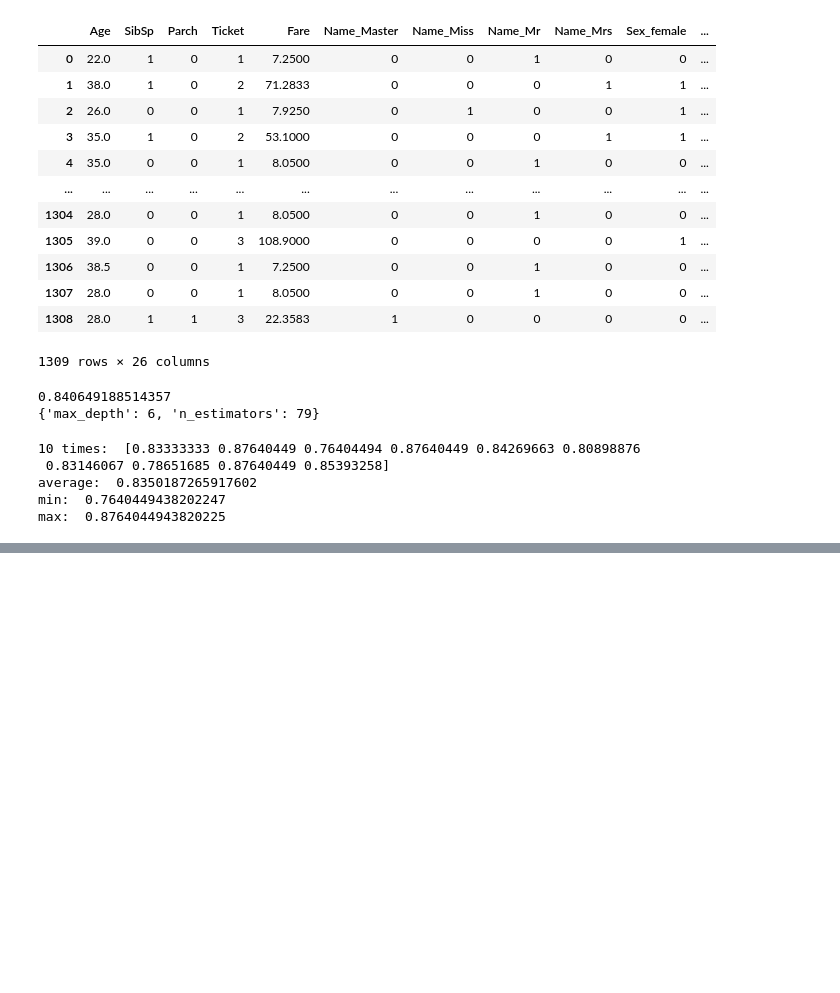
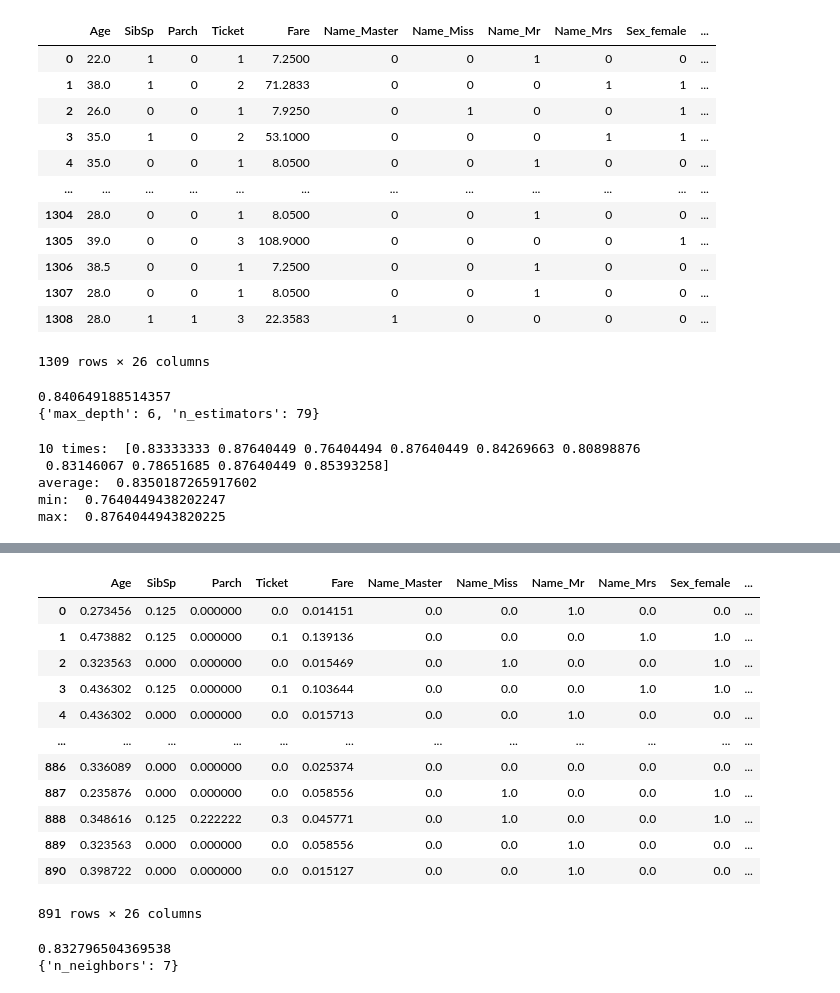
Before and after one commit to HJ-Kurt-Su/ml-train, a Jupyter notebook: titanic.ipynb, the cells around one changed output, grey strips where cells are left out. Drawn from its saved outputs; the diff is of its cells as text; code cells hidden in the pictures; blank space fills up the shorter version.

```diff
--- a/titanic.ipynb
+++ b/titanic.ipynb
@@ -238,3 +252,25 @@ scaler = MinMaxScaler()
+# %%
+from sklearn.preprocessing import MinMaxScaler
+scaler = MinMaxScaler()
+datas_scale = scaler.fit_transform(datas)
+datas_scale = pd.DataFrame(datas_scale, columns=datas.columns)
+x_train_scale = datas_scale.iloc[:len(train_df)]
+x_test_scale = datas_scale.iloc[len(train_df):]
+x_train_scale
+# %% [output]
+|  | Age | SibSp | Parch | Ticket | Fare | Name_Master | Name_Miss | Name_Mr | Name_Mrs | Sex_female | ... |
+| 0 | 0.273456 | 0.125 | 0.000000 | 0.0 | 0.014151 | 0.0 | 0.0 | 1.0 | 0.0 | 0.0 | ... |
+| 1 | 0.473882 | 0.125 | 0.000000 | 0.1 | 0.139136 | 0.0 | 0.0 | 0.0 | 1.0 | 1.0 | ... |
+| 2 | 0.323563 | 0.000 | 0.000000 | 0.0 | 0.015469 | 0.0 | 1.0 | 0.0 | 0.0 | 1.0 | ... |
+| 3 | 0.436302 | 0.125 | 0.000000 | 0.1 | 0.103644 | 0.0 | 0.0 | 0.0 | 1.0 | 1.0 | ... |
+| 4 | 0.436302 | 0.000 | 0.000000 | 0.0 | 0.015713 | 0.0 | 0.0 | 1.0 | 0.0 | 0.0 | ... |
+| ... | ... | ... | ... | ... | ... | ... | ... | ... | ... | ... | ... |
+| 886 | 0.336089 | 0.000 | 0.000000 | 0.0 | 0.025374 | 0.0 | 0.0 | 0.0 | 0.0 | 0.0 | ... |
+| 887 | 0.235876 | 0.000 | 0.000000 | 0.0 | 0.058556 | 0.0 | 1.0 | 0.0 | 0.0 | 1.0 | ... |
+| 888 | 0.348616 | 0.125 | 0.222222 | 0.3 | 0.045771 | 0.0 | 1.0 | 0.0 | 0.0 | 1.0 | ... |
+| 889 | 0.323563 | 0.000 | 0.000000 | 0.0 | 0.058556 | 0.0 | 0.0 | 1.0 | 0.0 | 0.0 | ... |
+| 890 | 0.398722 | 0.000 | 0.000000 | 0.0 | 0.015127 | 0.0 | 0.0 | 1.0 | 0.0 | 0.0 | ... |
+891 rows × 26 columns
 # %%
 from sklearn.neighbors import KNeighborsClassifier
 
@@ -244,6 +280,9 @@ params = {
 }
 
 cv = GridSearchCV(clf, params, cv=10, n_jobs=-1)
-cv.fit(x_train, y_train)
+cv.fit(x_train_scale, y_train)
 print(cv.best_score_)
 print(cv.best_params_)
+# %% [output]
+0.832796504369538
+{'n_neighbors': 7}
```
Also changed, not shown: parts of 5 cells of this notebook.
